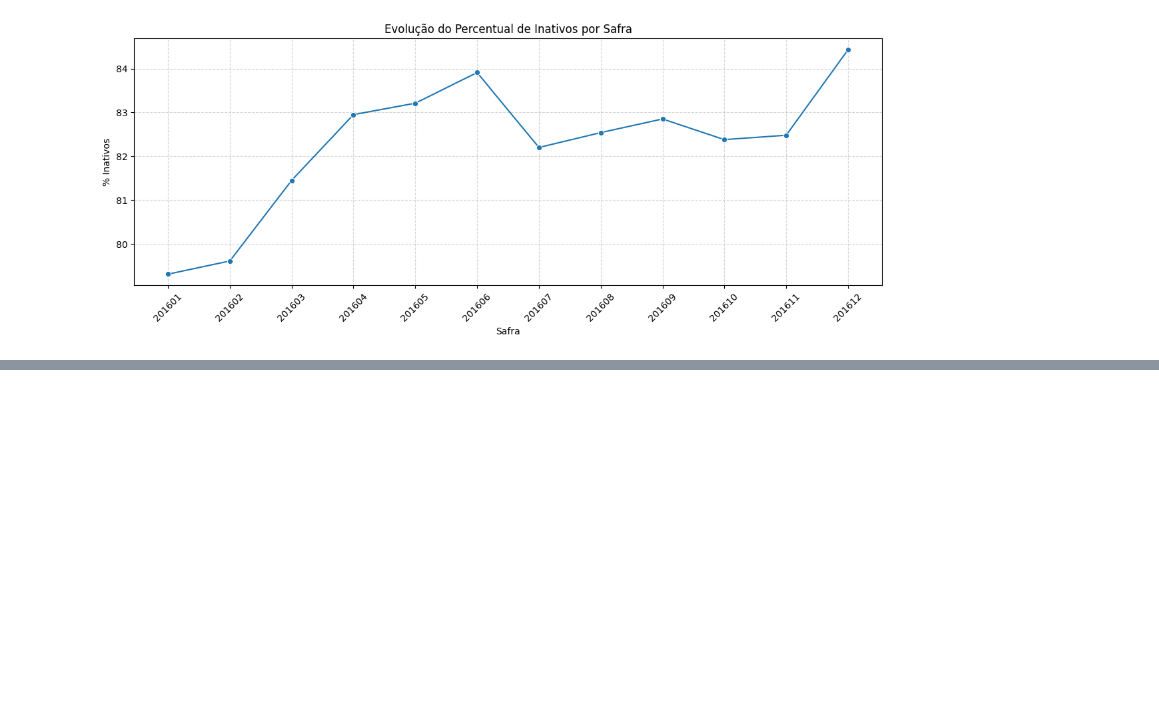
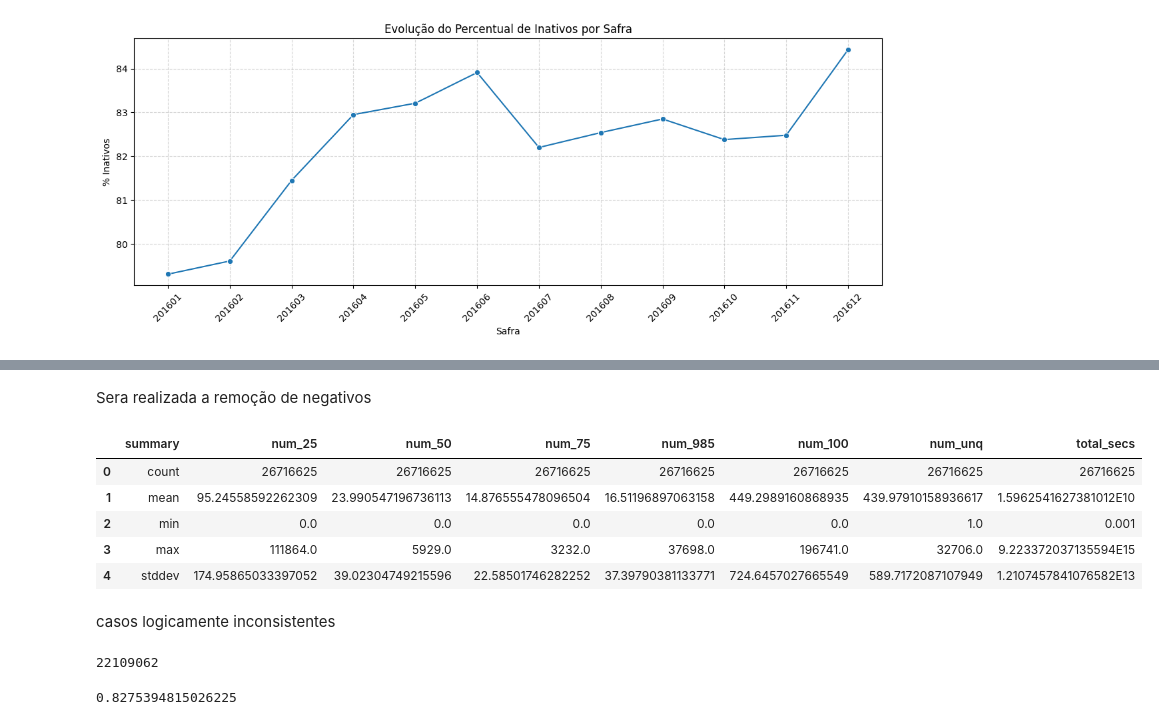
Before and after one commit to jups02/dm, a Jupyter notebook: case_dm.ipynb, the cells around one changed output, grey strips where cells are left out. Drawn from its saved outputs; the diff is of its cells as text; code cells hidden in the pictures; blank space fills up the shorter version.

```diff
--- a/case_dm.ipynb
+++ b/case_dm.ipynb
@@ -825,0 +959,2 @@ plt.show()
+# %% [markdown]
+Sera realizada a remoção de negativos
@@ -825,0 +963,21 @@ plt.show()
+# %%
+numeric_cols = ['num_25', 'num_50', 'num_75', 'num_985', 'num_100', 'num_unq', 'total_secs']
+
+df_user_logs_new.select(numeric_cols).summary("count", "mean", "min", "max", "stddev").toPandas()
+# %% [output]
+|  | summary | num_25 | num_50 | num_75 | num_985 | num_100 | num_unq | total_secs |
+| 0 | count | 26716625 | 26716625 | 26716625 | 26716625 | 26716625 | 26716625 | 26716625 |
+| 1 | mean | 95.24558592262309 | 23.990547196736113 | 14.876555478096504 | 16.51196897063158 | 449.2989160868935 | 439.97910158936617 | 1.5962541627381012E10 |
+| 2 | min | 0.0 | 0.0 | 0.0 | 0.0 | 0.0 | 1.0 | 0.001 |
+| 3 | max | 111864.0 | 5929.0 | 3232.0 | 37698.0 | 196741.0 | 32706.0 | 9.223372037135594E15 |
+| 4 | stddev | 174.95865033397052 | 39.02304749215596 | 22.58501746282252 | 37.39790381133771 | 724.6457027665549 | 589.7172087107949 | 1.2107457841076582E13 |
+# %% [markdown]
+casos logicamente inconsistentes
+# %%
+df_user_logs_new.filter(col("num_100") > col("num_25")).count()
+# %% [output]
+22109062
+# %%
+df_user_logs_new.filter(col("num_100") > col("num_25")).count()/df_user_logs_new.count()
+# %% [output]
+0.8275394815026225
```
Also changed, not shown: parts of 52 cells of this notebook, 1 other file.
